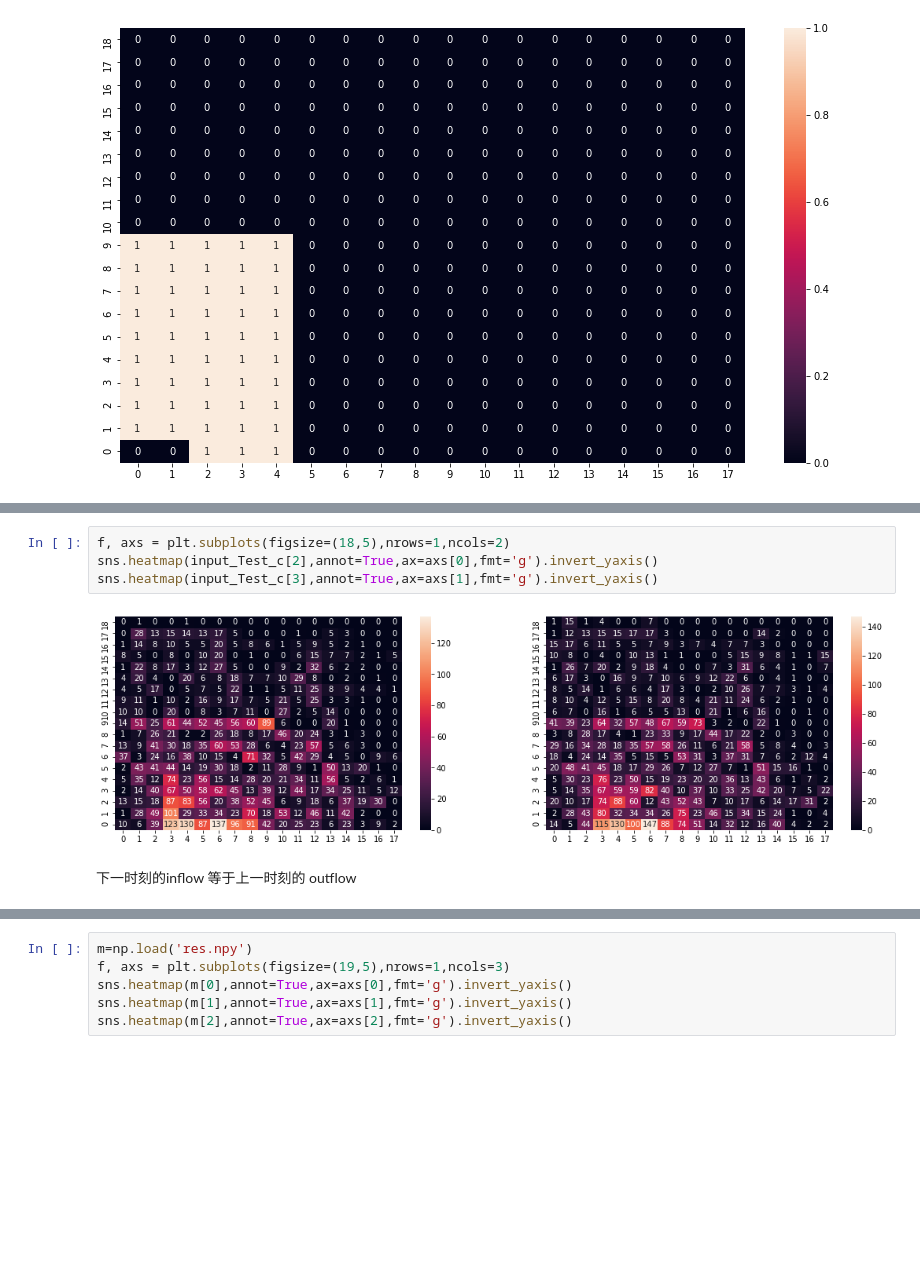
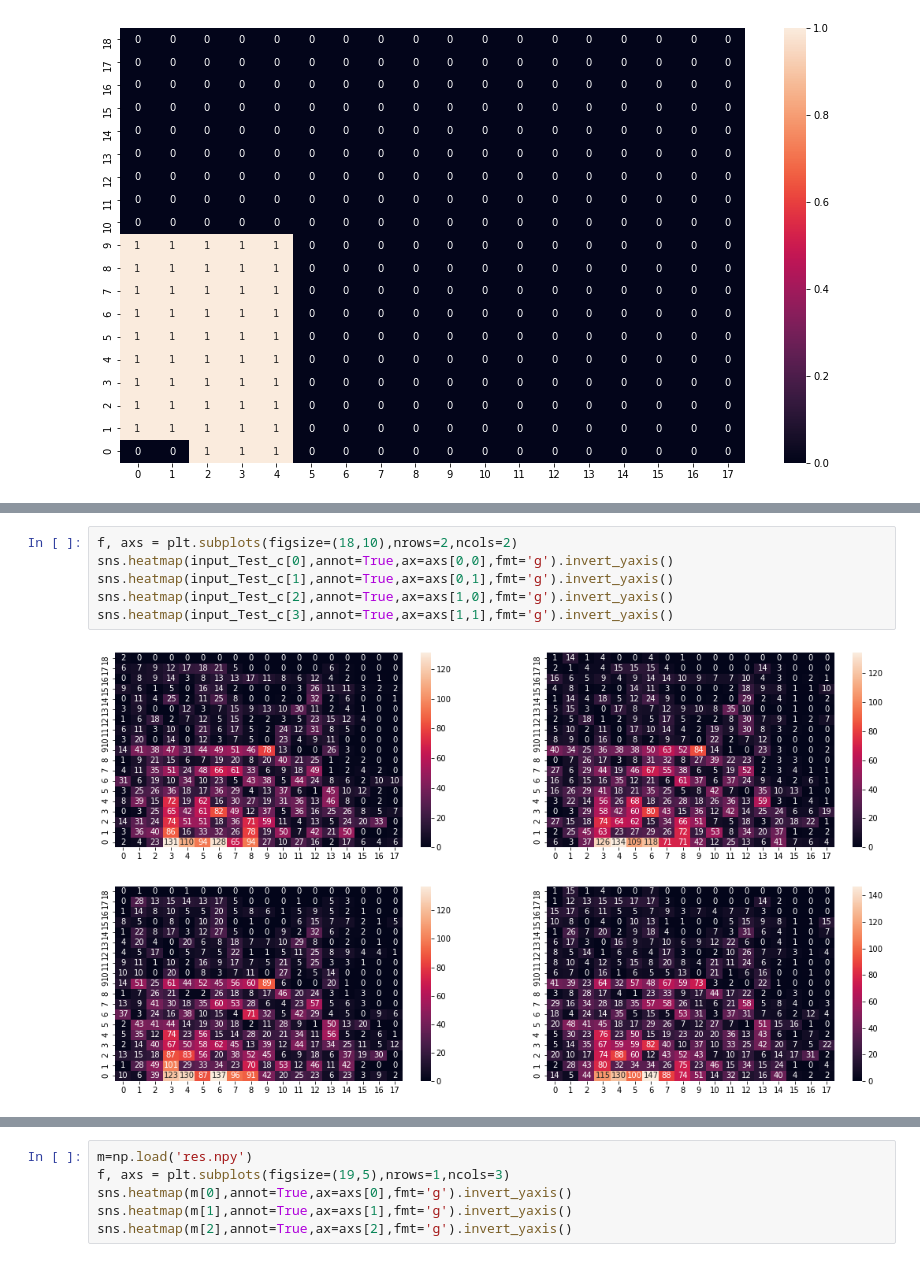
Before and after one commit to dreamzz5/ST-resnet_torch--DIDI, a Jupyter notebook: guide_BP_result/vision.ipynb, the cells around one changed output, grey strips where cells are left out. Drawn from its saved outputs; the diff is of its cells as text; blank space fills up the shorter version.

```diff
--- a/guide_BP_result/vision.ipynb
+++ b/guide_BP_result/vision.ipynb
@@ -57,8 +55,8 @@ sns.heatmap(data2,annot=True,ax=axs[1],fmt='g').invert_yaxis()
 # %%
-f, axs = plt.subplots(figsize=(18,5),nrows=1,ncols=2)
-sns.heatmap(input_Test_c[2],annot=True,ax=axs[0],fmt='g').invert_yaxis()
-sns.heatmap(input_Test_c[3],annot=True,ax=axs[1],fmt='g').invert_yaxis()
+f, axs = plt.subplots(figsize=(18,10),nrows=2,ncols=2)
+sns.heatmap(input_Test_c[0],annot=True,ax=axs[0,0],fmt='g').invert_yaxis()
+sns.heatmap(input_Test_c[1],annot=True,ax=axs[0,1],fmt='g').invert_yaxis()
+sns.heatmap(input_Test_c[2],annot=True,ax=axs[1,0],fmt='g').invert_yaxis()
+sns.heatmap(input_Test_c[3],annot=True,ax=axs[1,1],fmt='g').invert_yaxis()
 # %% [output]
-[figure, old version]
+[figure, new version]
-# %% [markdown]
-下一时刻的inflow 等于上一时刻的 outflow
```
Also changed, not shown: parts of 39 cells of this notebook, 38 other files.
